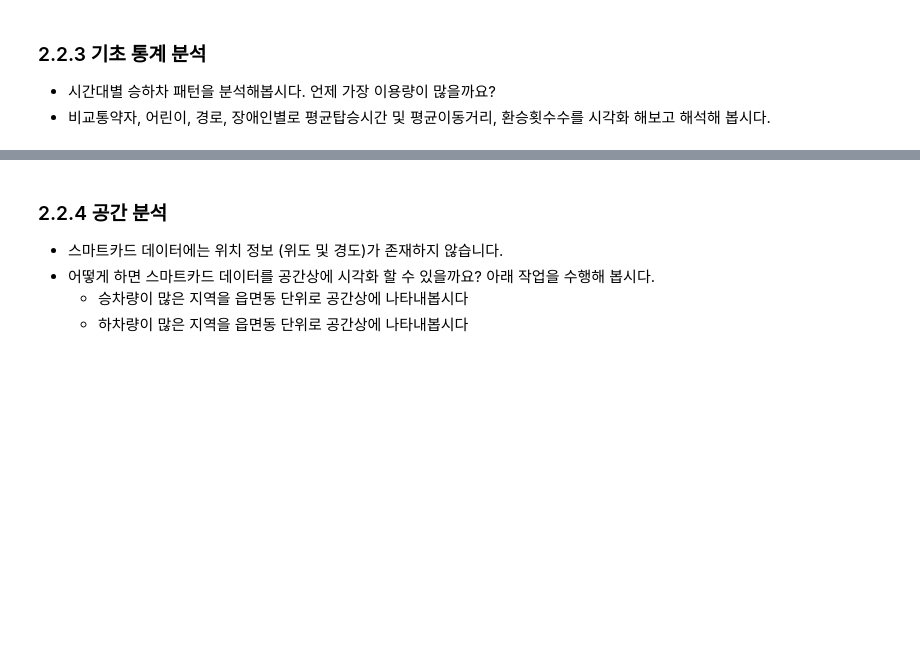
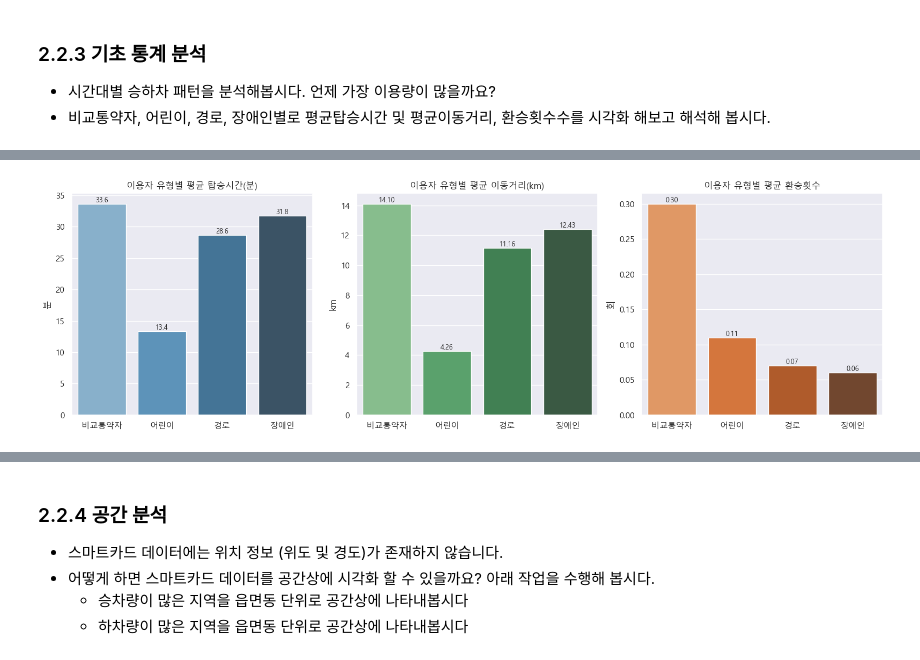
Before and after one commit to jihoyeo/mobility-simulation-book, a Jupyter notebook: ko/chapter2-2.ipynb, the cells around one changed output, grey strips where cells are left out. Cells and saved outputs as stored; diff of their text form; code cells hidden in the pictures; blank space fills up the shorter version.

```diff
--- a/ko/chapter2-2.ipynb
+++ b/ko/chapter2-2.ipynb
@@ -271,0 +414,65 @@ Index(['출발 승차 일시', '출발 교통수단 코드', '출발 교통수
+# %%
+# 시각화를 위한 matplotlib와 seaborn 설정
+fig, axes = plt.subplots(1, 3, figsize=(16, 5))  # 1행 3열의 서브플롯 생성
+
+# 1) 첫 번째 차트: 평균 탑승시간 바차트
+# sns.barplot(): seaborn의 막대차트 함수
+# - x: x축 데이터 (이용자 유형)
+# - y: y축 데이터 (평균 탑승시간)
+# - ax: 그래프를 그릴 축 지정
+# - hue: 막대 색상을 다르게 하기 위한 구분 변수
+# - palette: 색상 팔레트 지정 ("Blues_d"는 파란색 계열의 어두운 색상)
+# - legend=False: 범례 숨기기
+sns.barplot(x=grouped.index, y=grouped["평균탑승시간_분"], ax=axes[0], hue=grouped.index, palette="Blues_d", legend=False)
+axes[0].set_title("이용자 유형별 평균 탑승시간(분)")  # 차트 제목 설정
+axes[0].set_xlabel("")  # x축 라벨 제거 (이용자 유형이 이미 표시되므로)
+axes[0].set_ylabel("분")  # y축 라벨 설정
+
+# 막대 위에 수치 표시하기
+# axes[0].containers: 막대차트의 각 막대를 담고 있는 컨테이너 객체
+# bar_label(): 막대 위에 라벨(수치) 추가하는 함수
+# fmt="%.1f": 소수점 첫째 자리까지 표시하는 형식
+for container in axes[0].containers:
+    axes[0].bar_label(container, fmt="%.1f", fontsize=9)
+
+# 2) 두 번째 차트: 평균 이동거리 바차트
+# "Greens_d": 녹색 계열의 어두운 색상 팔레트 사용
+sns.barplot(x=grouped.index, y=grouped["이동거리_km"], ax=axes[1], hue=grouped.index, palette="Greens_d", legend=False)
+axes[1].set_title("이용자 유형별 평균 이동거리(km)")
+axes[1].set_xlabel("")
+axes[1].set_ylabel("km")
+
+# 거리는 소수점 둘째 자리까지 표시 (fmt="%.2f")
+for container in axes[1].containers:
+    axes[1].bar_label(container, fmt="%.2f", fontsize=9)
+
+# 3) 세 번째 차트: 평균 환승횟수 바차트
+# "Oranges_d": 주황색 계열의 어두운 색상 팔레트 사용
+sns.barplot(x=grouped.index, y=grouped["환승횟수"], ax=axes[2], hue=grouped.index, palette="Oranges_d", legend=False)
+axes[2].set_title("이용자 유형별 평균 환승횟수")
+axes[2].set_xlabel("")
+axes[2].set_ylabel("회")
+
+# 환승횟수도 소수점 둘째 자리까지 표시
+for container in axes[2].containers:
+    axes[2].bar_label(container, fmt="%.2f", fontsize=9)
+
+# plt.tight_layout(): 서브플롯 간의 간격을 자동으로 조정하여 겹치지 않게 배치
+plt.tight_layout()
+# 차트 출력
+plt.show()
+
+# 분석 결과 해석을 위한 요약 정보 출력
+print("[이용자 유형별 평균 지표 요약]")
+
+# sort_values(ascending=False): 내림차순 정렬 (높은 값부터 표시)
+print("- 평균 탑승시간(분):")
+print(grouped["평균탑승시간_분"].sort_values(ascending=False))
+
+print("- 평균 이동거리(km):")
+print(grouped["이동거리_km"].sort_values(ascending=False))
+
+print("- 평균 환승횟수:")
+print(grouped["환승횟수"].sort_values(ascending=False))
+# %% [output]
+[figure, added]
```
Also changed, not shown: parts of 12 cells of this notebook.
